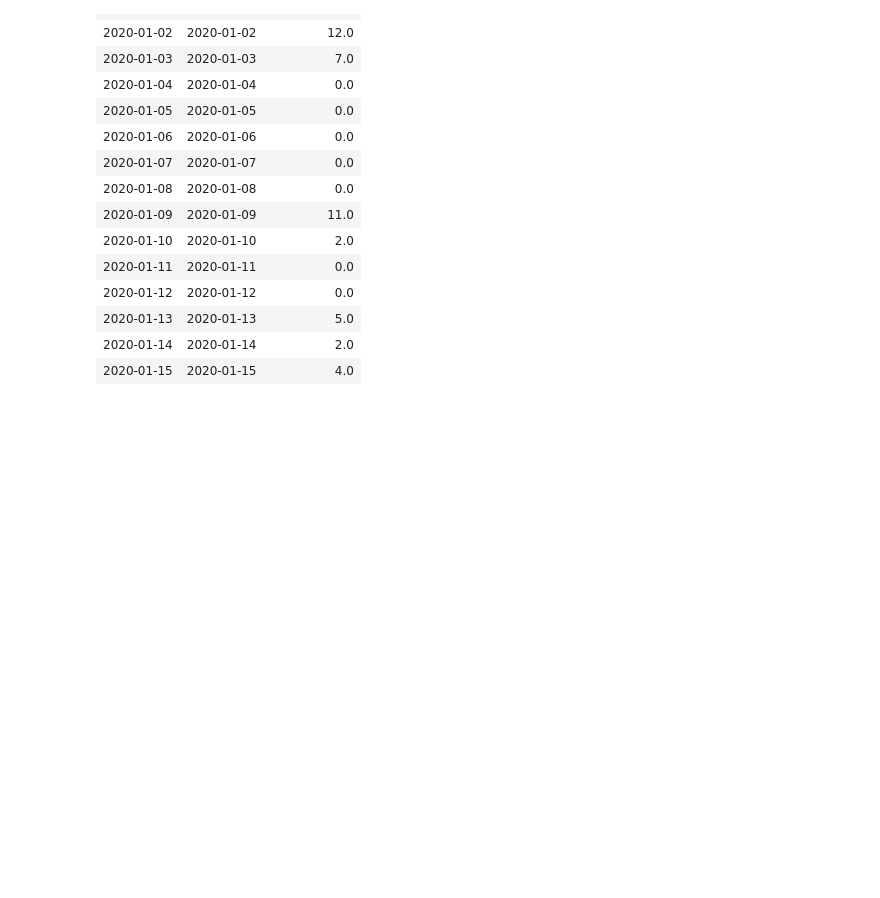
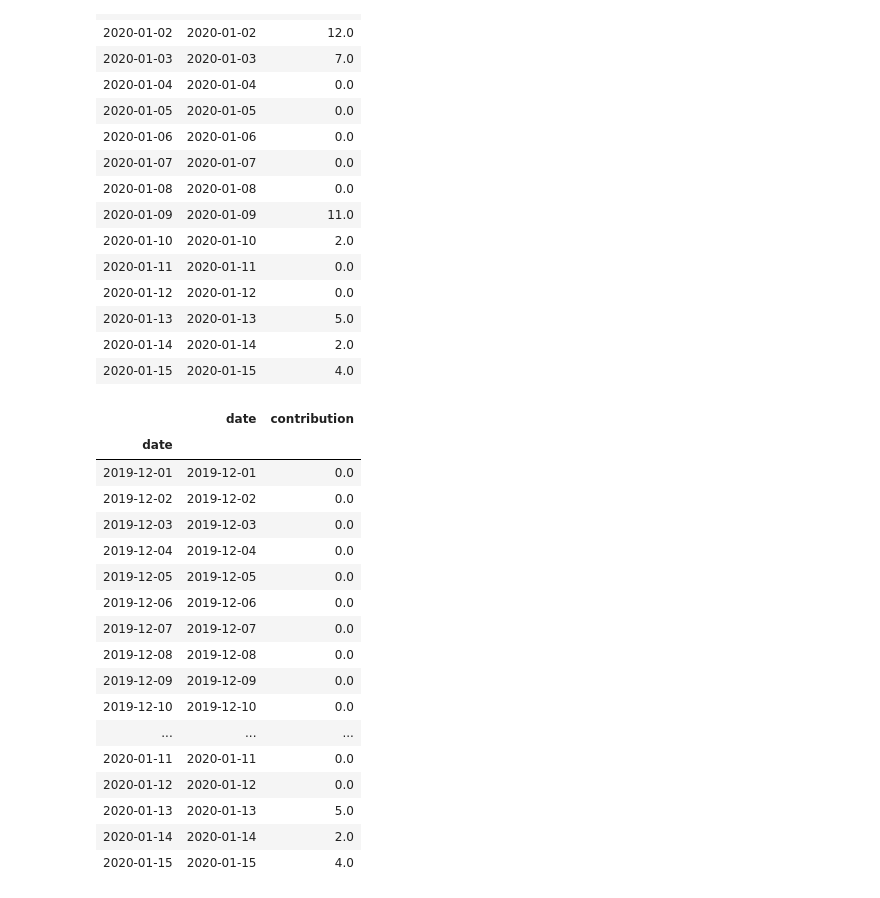
Before and after one commit to Yogendra3112/data_science, a Jupyter notebook: Untitled.ipynb, the cells around one changed output. Saved outputs shown, nothing was run; the diff lists cells and outputs as text; code cells hidden in the pictures; blank space fills up the shorter version.

```diff
--- a/Untitled.ipynb
+++ b/Untitled.ipynb
@@ -260,0 +259,21 @@ git_data["20"]
+# %%
+git_data["2019-12":"2020-01"]
+# %% [output]
+|  | date | contribution |
+| date |  |  |
+| 2019-12-01 | 2019-12-01 | 0.0 |
+| 2019-12-02 | 2019-12-02 | 0.0 |
+| 2019-12-03 | 2019-12-03 | 0.0 |
+| 2019-12-04 | 2019-12-04 | 0.0 |
+| 2019-12-05 | 2019-12-05 | 0.0 |
+| 2019-12-06 | 2019-12-06 | 0.0 |
+| 2019-12-07 | 2019-12-07 | 0.0 |
+| 2019-12-08 | 2019-12-08 | 0.0 |
+| 2019-12-09 | 2019-12-09 | 0.0 |
+| 2019-12-10 | 2019-12-10 | 0.0 |
+| ... | ... | ... |
+| 2020-01-11 | 2020-01-11 | 0.0 |
+| 2020-01-12 | 2020-01-12 | 0.0 |
+| 2020-01-13 | 2020-01-13 | 5.0 |
+| 2020-01-14 | 2020-01-14 | 2.0 |
+| 2020-01-15 | 2020-01-15 | 4.0 |
```
Also changed, not shown: parts of 1 cell of this notebook.
